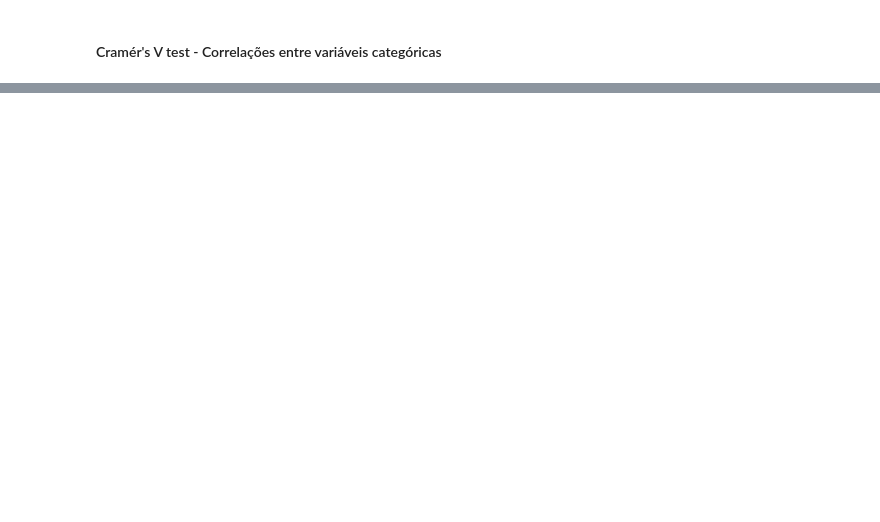
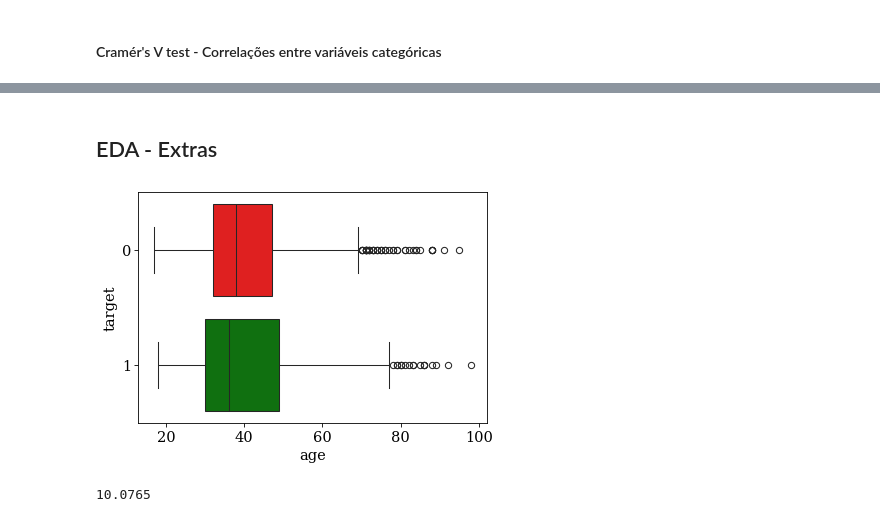
Before and after one commit to colantuono/data-science-python, a Jupyter notebook: classification/BinClass_EDA.ipynb, the cells around one changed output, grey strips where cells are left out. Drawn from its saved outputs; the diff is of its cells as text; code cells hidden in the pictures; blank space fills up the shorter version.

Commit message:
transformaçoes e eda extras

```diff
--- a/classification/BinClass_EDA.ipynb
+++ b/classification/BinClass_EDA.ipynb
@@ -591,0 +524,37 @@ df_cramer.sort_values(by='Cramer_Val', ascending=False).head(5)
+# %% [markdown]
+## EDA - Extras
+# %%
+ax= sns.boxplot(data=df, x='age', y='target', palette=['r', 'g'], orient='h')
+# %% [output]
+[figure, added]
+# %%
+def p_outliers(dataset, var, p=0.95):
+    quantiles = np.quantile(dataset[var], [.25, .5, .75])
+
+    q1 = quantiles[0]
+    q2 = quantiles[1]
+    q3 = quantiles[2]
+    iqr = q3 - q1
+
+    upper_whisker = q1 + 1.5 * iqr
+    lower_whisker = q1 - 1.5 * iqr
+
+    dataset_outliers = dataset[(dataset[var] < lower_whisker) | (dataset[var] > upper_whisker)]
+    n = dataset.shape[0]
+    p_outliers = np.round(dataset_outliers.shape[0] / n * 100, 4)
+    percentil = np.quantile(dataset[var], [p])
+
+    dict_out = {
+        'percentual_outliers': p_outliers,
+        'dataframe_outliers': dataset_outliers,
+        'lower_whisker': lower_whisker,
+        'upper_whisker': upper_whisker,
+        'percentil': percentil,
+    }
+
+    return dict_out
+
+outliers_age = p_outliers(df, 'age')
+outliers_age['percentual_outliers']
+# %% [output]
+10.0765
```
Also changed, not shown: parts of 11 cells of this notebook, 1 other file.
